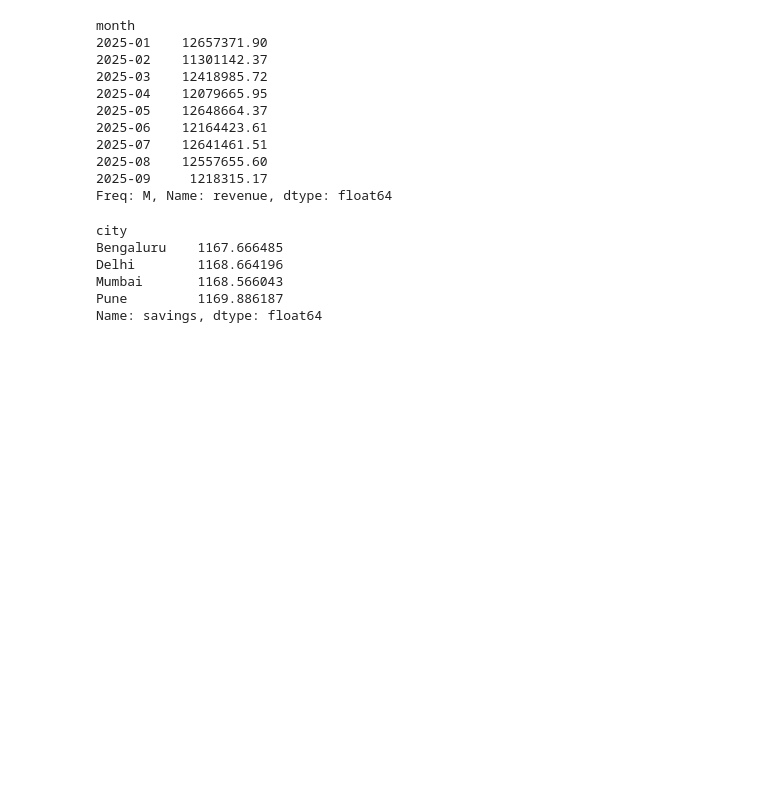
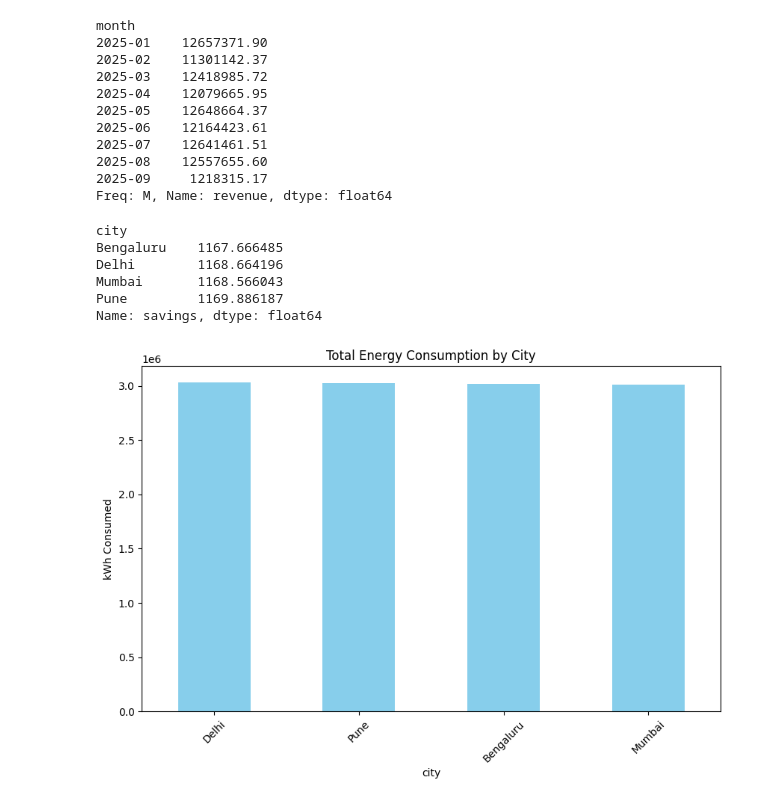
Before and after one commit to Ninja2006-vm/EvChargingAnalysis, a Jupyter notebook: notebook/Analysis_Report.ipynb, the cells around one changed output. Cells and saved outputs as stored; diff of their text form; code cells hidden in the pictures; blank space fills up the shorter version.

```diff
--- a/notebook/Analysis_Report.ipynb
+++ b/notebook/Analysis_Report.ipynb
@@ -1,6 +1,6 @@
 # %%
 import pandas as pd
-df = pd.read_csv("data.csv", parse_dates=["date"])
+df = pd.read_csv("data/data.csv", parse_dates=["date"])
 df.head()
 # %% [output]
 |  | station_id | city | date | kWh_consumed | duration_mins | price_per_kWh | revenue | peak_hours |
@@ -72,3 +72,16 @@ Delhi        1168.664196
 Mumbai       1168.566043
 Pune         1169.886187
 Name: savings, dtype: float64
+# %%
+import matplotlib.pyplot as plt
+
+# 1. Total Energy Consumption by City
+city_energy = df.groupby("city")["kWh_consumed"].sum().sort_values(ascending=False)
+plt.figure(figsize=(10,6))
+city_energy.plot(kind="bar", color="skyblue")
+plt.title("Total Energy Consumption by City")
+plt.ylabel("kWh Consumed")
+plt.xticks(rotation=45)
+plt.show()
+# %% [output]
+[figure, added]
```
Also changed, not shown: parts of 4 cells of this notebook.
